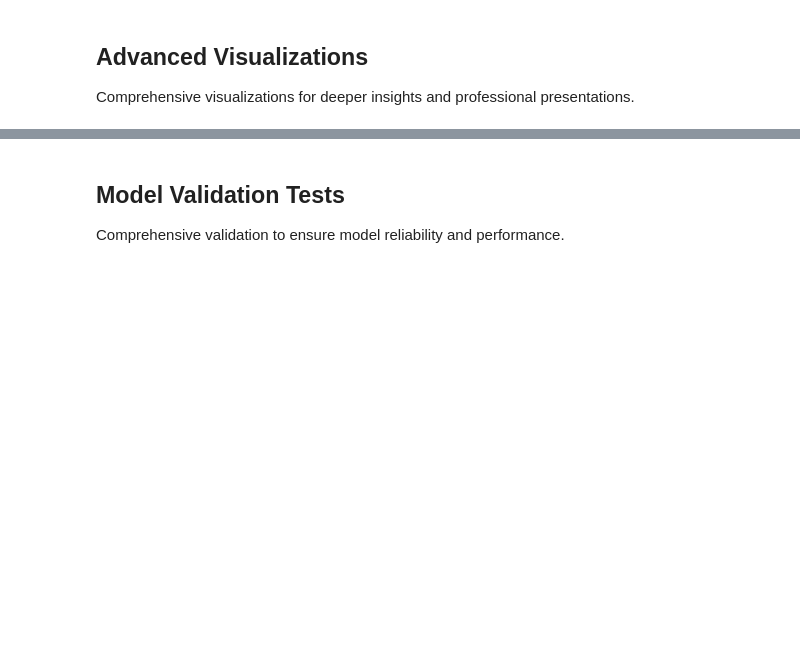
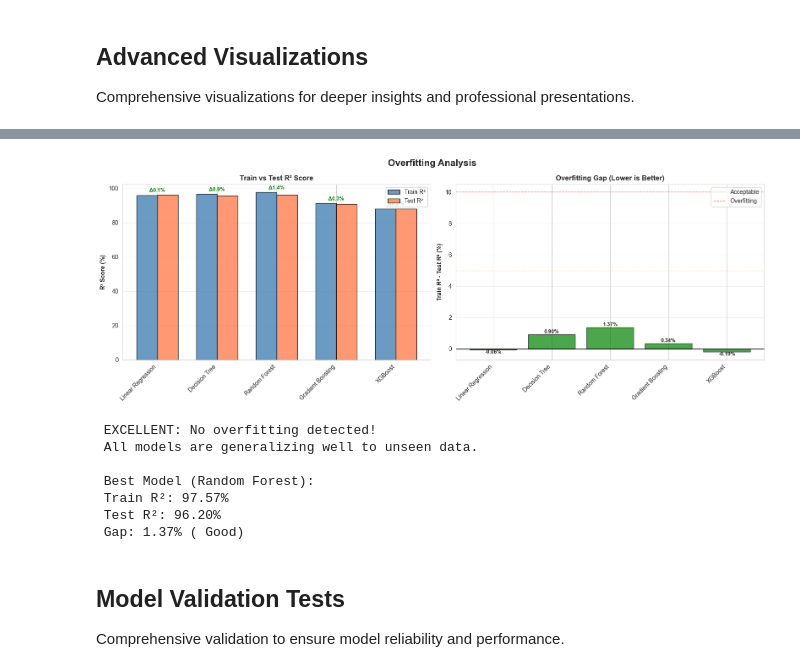
Before and after one commit to ahmedgalalxxx/Walmart-Sales-Prediction, a Jupyter notebook: Walmart_Sales_Prediction_Colab.ipynb, the cells around one changed output, grey strips where cells are left out. Saved outputs shown, nothing was run; the diff lists cells and outputs as text; code cells hidden in the pictures; blank space fills up the shorter version.

```diff
--- a/Walmart_Sales_Prediction_Colab.ipynb
+++ b/Walmart_Sales_Prediction_Colab.ipynb
@@ -594,9 +792,11 @@ model_names_list = []
 for name, model in trained_models.items():
  y_train_pred = model.predict(X_train_scaled)
  y_test_pred = model.predict(X_test_scaled)
-  train_r2 = r2_score(y_train, y_train_pred)
+
+ train_r2 = r2_score(y_train, y_train_pred)
  test_r2 = r2_score(y_test, y_test_pred)
-  train_scores.append(train_r2 * 100)
+
+ train_scores.append(train_r2 * 100)
  test_scores.append(test_r2 * 100)
  model_names_list.append(name)
 
@@ -616,7 +816,8 @@ axes[0].grid(True, alpha=0.3, axis='y')
 for i, (train, test) in enumerate(zip(train_scores, test_scores)):
  diff = abs(train - test)
  color = 'green' if diff < 5 else 'orange' if diff < 10 else 'red'
- axes[0].text(i, max(train, test) + 1, f'Δ{diff:.1f}%',  ha='center', va='bottom', fontsize=9, color=color, fontweight='bold')
+ axes[0].text(i, max(train, test) + 1, f'Δ{diff:.1f}%',
+ ha='center', va='bottom', fontsize=9, color=color, fontweight='bold')
 
 # Overfitting gap
 gaps = [train - test for train, test in zip(train_scores, test_scores)]
@@ -626,33 +827,42 @@ axes[1].set_ylabel('Train R² - Test R² (%)', fontweight='bold')
 axes[1].set_title('Overfitting Gap (Lower is Better)', fontweight='bold')
 axes[1].set_xticklabels(model_names_list, rotation=45, ha='right')
 axes[1].axhline(y=0, color='black', linestyle='-', linewidth=1)
 axes[1].axhline(y=5, color='orange', linestyle='--', linewidth=1, alpha=0.5, label='Acceptable')
 axes[1].axhline(y=10, color='red', linestyle='--', linewidth=1, alpha=0.5, label='Overfitting')
 axes[1].legend(loc='upper right')
 axes[1].grid(True, alpha=0.3, axis='y')
 
 for bar, gap in zip(bars, gaps):
  height = bar.get_height()
  axes[1].text(bar.get_x() + bar.get_width()/2., height,
  f'{gap:.2f}%', ha='center', va='bottom' if height > 0 else 'top',
  fontsize=9, fontweight='bold')
 
 plt.tight_layout()
 plt.show()
 
 # Verdict
 overfitting_count = sum(1 for g in gaps if abs(g) > 10)
 if overfitting_count == 0:
  print(" EXCELLENT: No overfitting detected!")
  print(" All models are generalizing well to unseen data.")
 else:
  print(f" {overfitting_count} model(s) show overfitting signs.")
 
 print(f"\n Best Model ({best_model_name}):")
 best_idx = model_names_list.index(best_model_name)
 print(f" Train R²: {train_scores[best_idx]:.2f}%")
 print(f" Test R²: {test_scores[best_idx]:.2f}%")
 print(f" Gap: {gaps[best_idx]:.2f}% ({' Good' if abs(gaps[best_idx]) < 5 else ' Check'})")
+# %% [output]
+[figure, added]
+ EXCELLENT: No overfitting detected!
+ All models are generalizing well to unseen data.
+
+ Best Model (Random Forest):
+ Train R²: 97.57%
+ Test R²: 96.20%
+ Gap: 1.37% ( Good)
 # %% [markdown]
 ## Model Validation Tests
 
```
Also changed, not shown: parts of 32 cells of this notebook, 3 other files.
